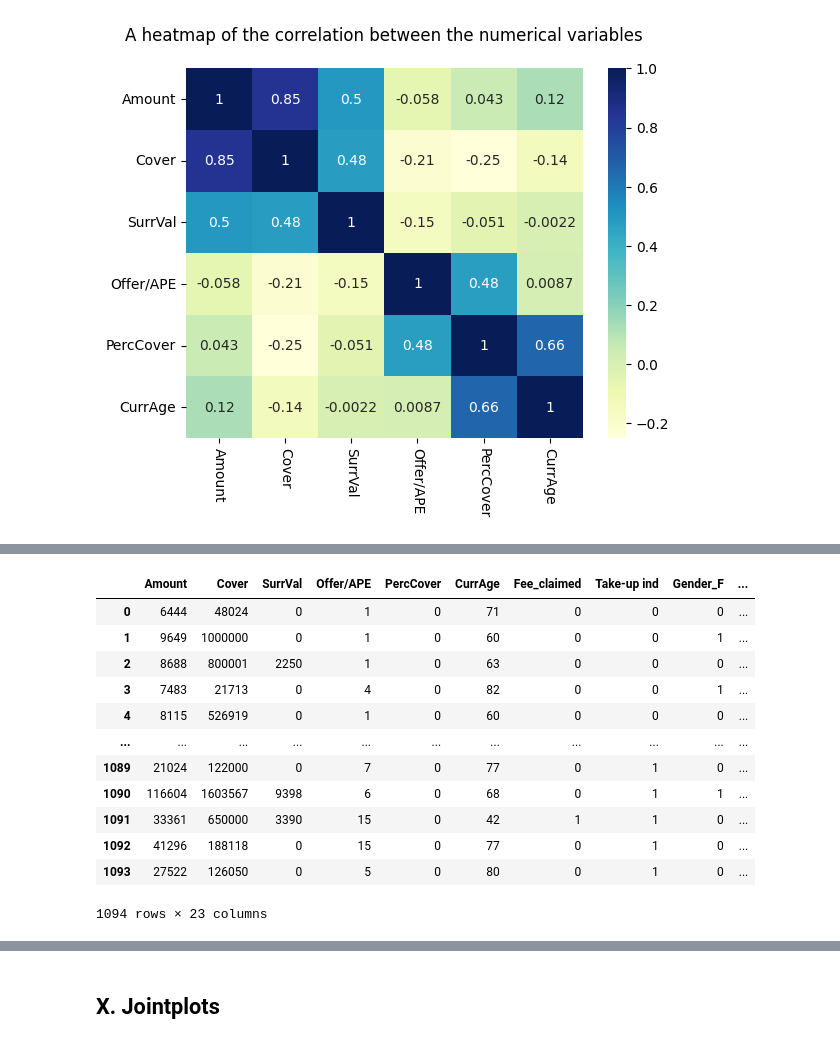
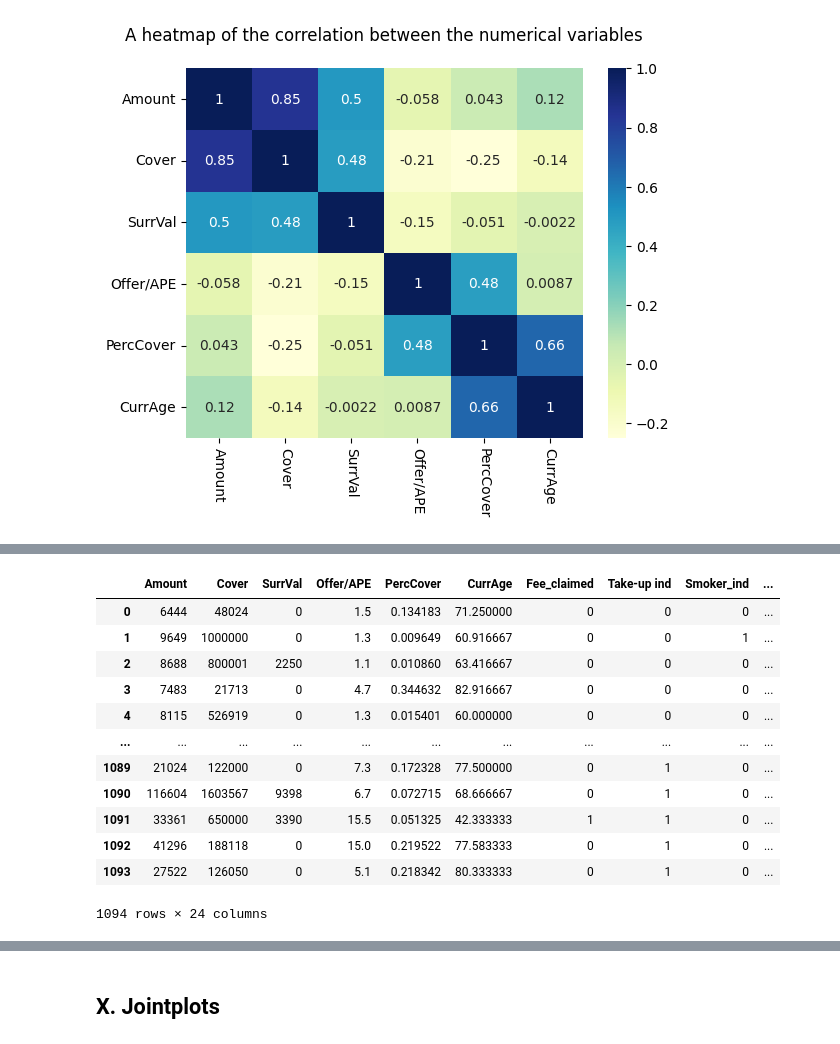
Before and after one commit to JacquesVermaak96/case-study, a Jupyter notebook: case_study_notebook 4 1 copy.ipynb, the cells around one changed output, grey strips where cells are left out. Saved outputs shown, nothing was run; the diff lists cells and outputs as text; code cells hidden in the pictures.

```diff
--- a/case_study_notebook 4 1 copy.ipynb
+++ b/case_study_notebook 4 1 copy.ipynb
@@ -116,0 +133,16 @@ display(stats_results_df)
+# %%
+# New features
+
+# 1) Surender_val_multiple = Amount/Surrender value
+# 2) SurrVal/APE
+# 3) SurrVal/Cover
+
+temp_df = topcover_data
+temp_df['APE'] = topcover_data['Amount'] / topcover_data['Offer/APE']
+temp_df['SurrVal/APE'] = topcover_data['SurrVal']/topcover_data['APE']
+temp_df['SurrVal/Cover'] = topcover_data['Amount']/topcover_data['Cover']
+
+temp_df['Offer/SurrVal'] = np.where(topcover_data['SurrVal'] != 0, topcover_data['Amount']/topcover_data['SurrVal'], np.nan)
+
+
+topcover_data_extended = temp_df
@@ -194,0 +260,18 @@ dtype: float64
+# %%
+df_rating_groups_expanded = topcover_data_extended
+
+df_rating_groups_expanded['Smoker_ind'] = df_rating_groups_expanded['RG']%2
+
+def calc_socio_econ_class(x : int) -> int:
+    if x <= 2:
+        return 1
+    elif x <= 4:
+        return 2
+    elif x <= 6:
+        return 3
+    elif x <= 8:
+        return 4
+
+df_rating_groups_expanded['Socio Economic Class'] = df_rating_groups_expanded['RG'].apply(calc_socio_econ_class)
+
+df_rating_groups_expanded
@@ -195,20 +292,23 @@ dtype: float64
 # %%
-features = ['Amount', 'Gender', 'RG', 'Cover', 'SurrVal', 'Offer/APE',
-            'PercCover', 'CurrAge', 'Fee_claimed', 'Take-up ind', 'Mngt_act']
+features = ['Amount', 'Gender', 'Cover', 'SurrVal', 'Offer/APE',
+            'PercCover', 'CurrAge', 'Fee_claimed', 'Take-up ind', 'Mngt_act','Socio Economic Class','Smoker_ind','SurrVal/APE','SurrVal/Cover','Offer/SurrVal']
 
-df_data_split = pd.get_dummies(topcover_data[features], columns=['Gender', 'RG', 'Mngt_act']).astype(int)
+df_rating_groups_expanded
+
+df_data_split = pd.get_dummies(df_rating_groups_expanded[features], columns=['Gender', 'Mngt_act', 'Socio Economic Class'])
+
 df_data_split
 # %% [output]
-|  | Amount | Cover | SurrVal | Offer/APE | PercCover | CurrAge | Fee_claimed | Take-up ind | Gender_F | ... |
-| 0 | 6444 | 48024 | 0 | 1 | 0 | 71 | 0 | 0 | 0 | ... |
-| 1 | 9649 | 1000000 | 0 | 1 | 0 | 60 | 0 | 0 | 1 | ... |
-| 2 | 8688 | 800001 | 2250 | 1 | 0 | 63 | 0 | 0 | 0 | ... |
-| 3 | 7483 | 21713 | 0 | 4 | 0 | 82 | 0 | 0 | 1 | ... |
-| 4 | 8115 | 526919 | 0 | 1 | 0 | 60 | 0 | 0 | 0 | ... |
+|  | Amount | Cover | SurrVal | Offer/APE | PercCover | CurrAge | Fee_claimed | Take-up ind | Smoker_ind | ... |
+| 0 | 6444 | 48024 | 0 | 1.5 | 0.134183 | 71.250000 | 0 | 0 | 0 | ... |
+| 1 | 9649 | 1000000 | 0 | 1.3 | 0.009649 | 60.916667 | 0 | 0 | 1 | ... |
+| 2 | 8688 | 800001 | 2250 | 1.1 | 0.010860 | 63.416667 | 0 | 0 | 0 | ... |
+| 3 | 7483 | 21713 | 0 | 4.7 | 0.344632 | 82.916667 | 0 | 0 | 0 | ... |
+| 4 | 8115 | 526919 | 0 | 1.3 | 0.015401 | 60.000000 | 0 | 0 | 0 | ... |
 | ... | ... | ... | ... | ... | ... | ... | ... | ... | ... | ... |
-| 1089 | 21024 | 122000 | 0 | 7 | 0 | 77 | 0 | 1 | 0 | ... |
-| 1090 | 116604 | 1603567 | 9398 | 6 | 0 | 68 | 0 | 1 | 1 | ... |
-| 1091 | 33361 | 650000 | 3390 | 15 | 0 | 42 | 1 | 1 | 0 | ... |
-| 1092 | 41296 | 188118 | 0 | 15 | 0 | 77 | 0 | 1 | 0 | ... |
-| 1093 | 27522 | 126050 | 0 | 5 | 0 | 80 | 0 | 1 | 0 | ... |
+| 1089 | 21024 | 122000 | 0 | 7.3 | 0.172328 | 77.500000 | 0 | 1 | 0 | ... |
+| 1090 | 116604 | 1603567 | 9398 | 6.7 | 0.072715 | 68.666667 | 0 | 1 | 0 | ... |
+| 1091 | 33361 | 650000 | 3390 | 15.5 | 0.051325 | 42.333333 | 1 | 1 | 0 | ... |
+| 1092 | 41296 | 188118 | 0 | 15.0 | 0.219522 | 77.583333 | 0 | 1 | 0 | ... |
+| 1093 | 27522 | 126050 | 0 | 5.1 | 0.218342 | 80.333333 | 0 | 1 | 0 | ... |
-1094 rows × 23 columns
+1094 rows × 24 columns
```
Also changed, not shown: parts of 10 cells of this notebook.
